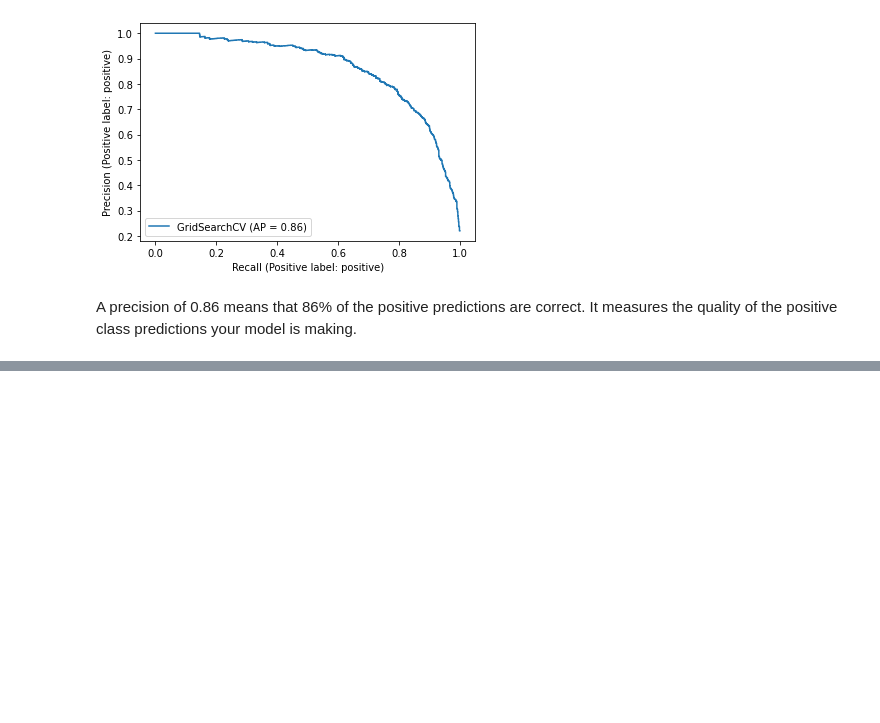
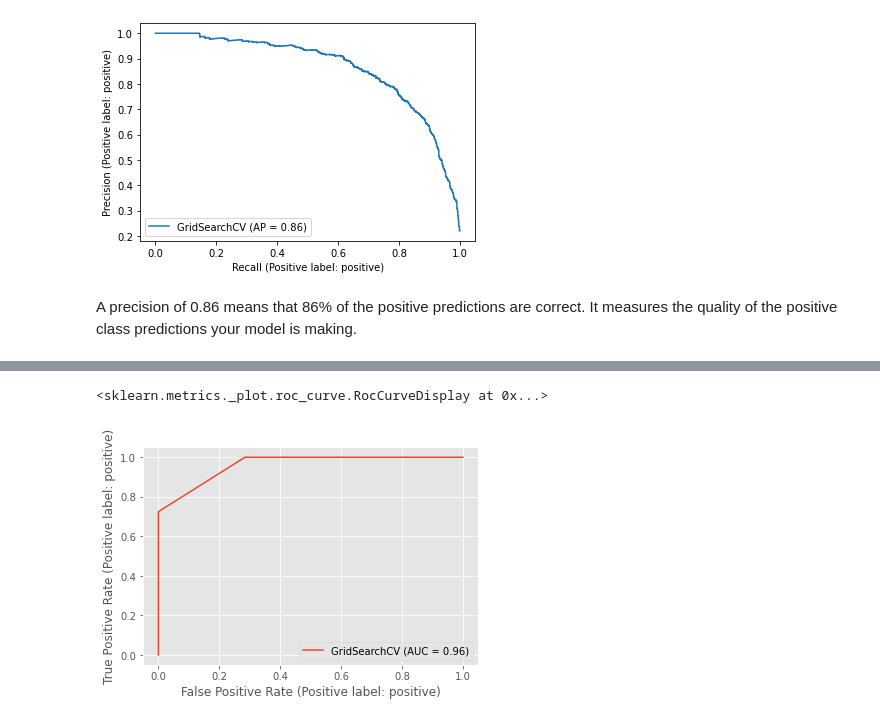
Before and after one commit to Agramoflife/My_machine_learning_notebooks, a Jupyter notebook: Non Linear models .ipynb, the cells around one changed output, grey strips where cells are left out. Cells and saved outputs as stored; diff of their text form; code cells hidden in the pictures; blank space fills up the shorter version.

```diff
--- a/Non Linear models .ipynb
+++ b/Non Linear models .ipynb
@@ -536,0 +599,2 @@ Name: tokenized_tweet, Length: 6924, dtype: object
+# %%
+param_grid = {'n_neighbors': range(1,50)}
@@ -536,0 +616,6 @@ Name: tokenized_tweet, Length: 6924, dtype: object
+# %%
+from sklearn import metrics
+metrics.plot_roc_curve(knn_grid_model, train_vectorizered, y_train)
+# %% [output]
+<sklearn.metrics._plot.roc_curve.RocCurveDisplay at 0x...>
+[figure, added]
```
Also changed, not shown: parts of 44 cells of this notebook, 1 other file.
